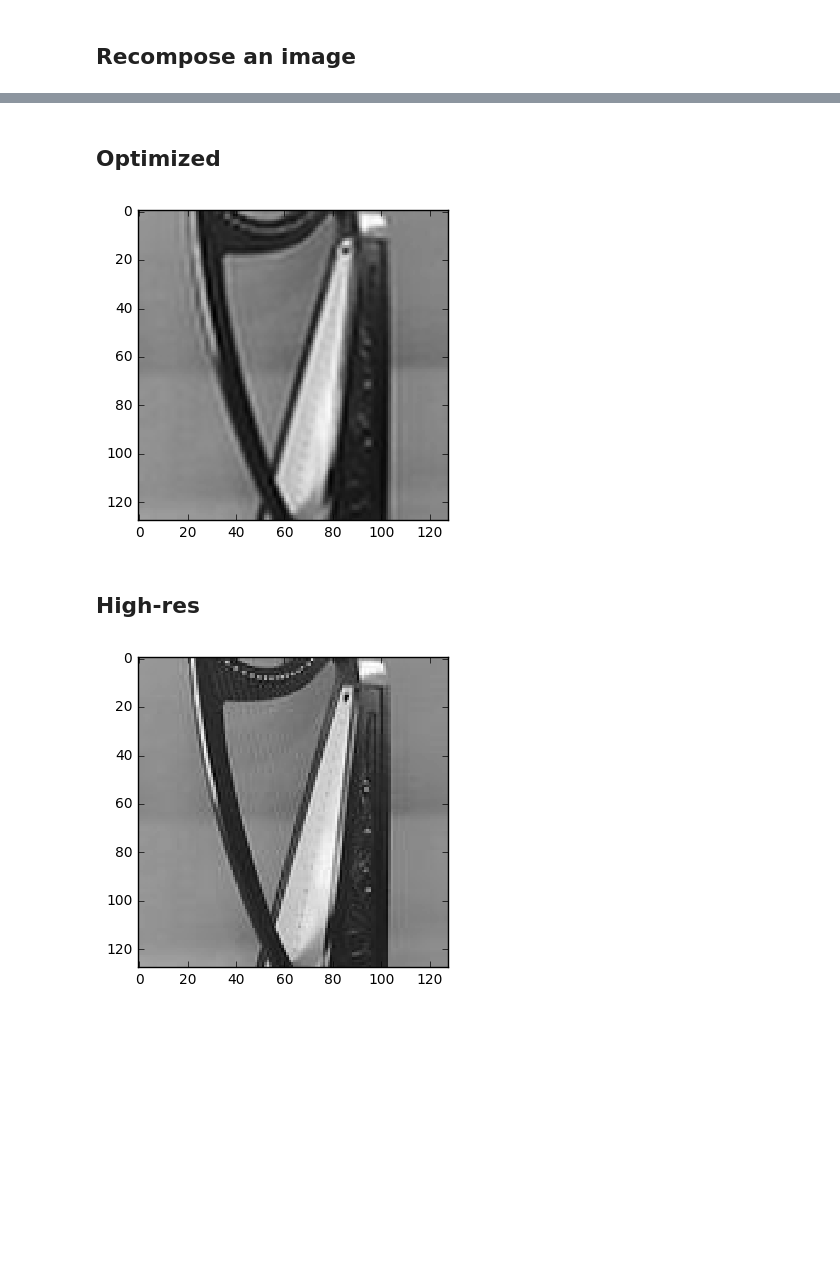
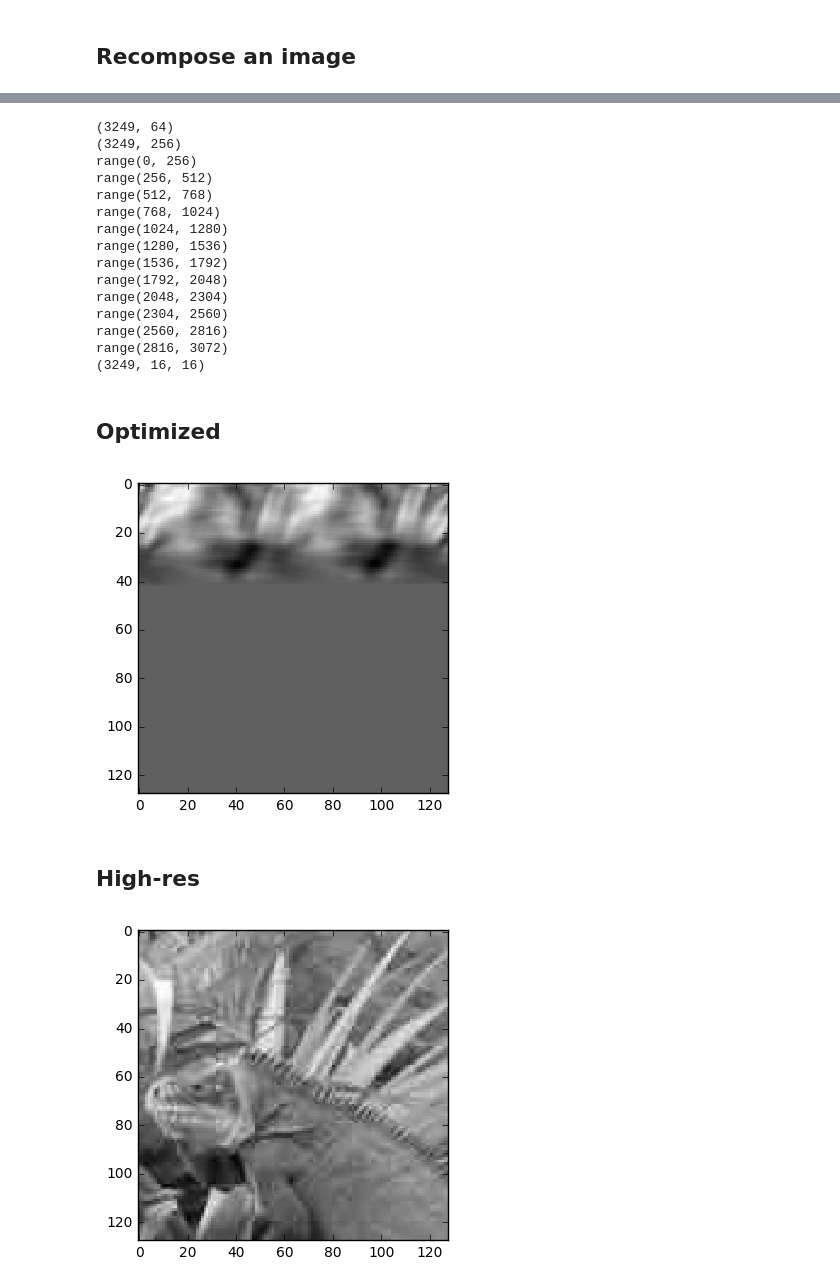
Before and after one commit to lucasdupin/ml-image-scaling, a Jupyter notebook: 3_results.ipynb, the cells around one changed output, grey strips where cells are left out. Cells and saved outputs as stored; diff of their text form; code cells hidden in the pictures; blank space fills up the shorter version.

```diff
--- a/3_results.ipynb
+++ b/3_results.ipynb
@@ -54,6 +53,7 @@ And the metric chosen, the r2, was floating between 0.033 and 0.031 on the valid
 # %%
 # R2 function
 exec(autoencoder.cells[4])
+checkpoint="model_global_step_20000_chart_step_41.ckpt"
 
 print("when images are the same: %f" % difference(np.array([0,1,0]), np.array([0,1,0])))
 print("when images are completely different: %f" % difference(np.array([0,1,0]), np.array([1,0,1])))
@@ -121,10 +121,12 @@ Validation r2: 0.032
 ## Show patches
 # %%
 examples_to_show = 6
-checkpoint = 'data/model_global_step_20000_chart_step_41.ckpt'
+checkpoint = 'model_global_step_20000_chart_step_41.ckpt'
 
 def show_plot(train, labels, predictions):
     """ Print an image grid """
+
+    row_names = ("Dataset", "Labels", "Predicted")
     # Compare original images with their reconstructions
     f, a = plt.subplots(3, examples_to_show, figsize=(examples_to_show, 3))
     # Hide labels
@@ -158,7 +160,6 @@ with tf.Session(graph=graph) as session:
         })
         t_total.append(difference(train_predictions, train_labels))
     t_diff = sum(t_total) / len(t_total)
-    train_diff.append(t_diff)
 
     # Validation score
     valid_batches = int(X_valid.shape[0]/batch_size)
@@ -171,7 +172,6 @@ with tf.Session(graph=graph) as session:
         })
         v_total.append(difference(valid_predictions, valid_labels))
     v_diff = sum(v_total) / len(v_total)
-    val_diff.append(v_diff)
 
     # Validation images
     random_batch = random.randint(0, valid_batches-1)
@@ -217,21 +217,30 @@ with tf.Session(graph=graph) as session:
     data = extract_patches_2d(image, patch_size)
     data = data.reshape((-1, patch_size[0]*patch_size[1]))
 
+    out_data = np.zeros((data.shape[0], n_output))
+    print(data.shape)
+    print(out_data.shape)
+
     # Run it through the network to optimize it
     for i in range(0, int(data.shape[0]/batch_size)):
         # extract this batch
         batch_range = range(i*batch_size, (i+1)*batch_size)
+        print(batch_range)
         # update image again
-        data[batch_range] = session.run(y_pred, feed_dict= {
+        out_data[batch_range] = session.run(y_pred, feed_dict= {
             tf_X : data[batch_range]
         })
 
-    data = data.reshape((-1, patch_size[0], patch_size[1]))
+    out_data = out_data.reshape((-1,) + patch_size_out)
+
+    image_scale = float(patch_size[0]) / patch_size_out[0]
+
+    print("%s" % (out_data.shape,))
 
     # Draw it
     display(Markdown("## Optimized"))
     plt.figure(figsize = (4, 4))
-    recomposed = reconstruct_from_patches_2d(data, (image.shape[0], image.shape[1]))
+    recomposed = reconstruct_from_patches_2d(out_data, label.shape)
     plt.imshow(recomposed, cmap="gray", interpolation="nearest")
     plt.show()
 
@@ -246,4 +255,19 @@ with tf.Session(graph=graph) as session:
+(3249, 64)
+(3249, 256)
+range(0, 256)
+range(256, 512)
+range(512, 768)
+range(768, 1024)
+range(1024, 1280)
+range(1280, 1536)
+range(1536, 1792)
+range(1792, 2048)
+range(2048, 2304)
+range(2304, 2560)
+range(2560, 2816)
+range(2816, 3072)
+(3249, 16, 16)
 ## Optimized
-[figure, old version]
+[figure, new version]
 ## High-res
-[figure, old version]
+[figure, new version]
```
Also changed, not shown: parts of 7 cells of this notebook, 2 other files.
